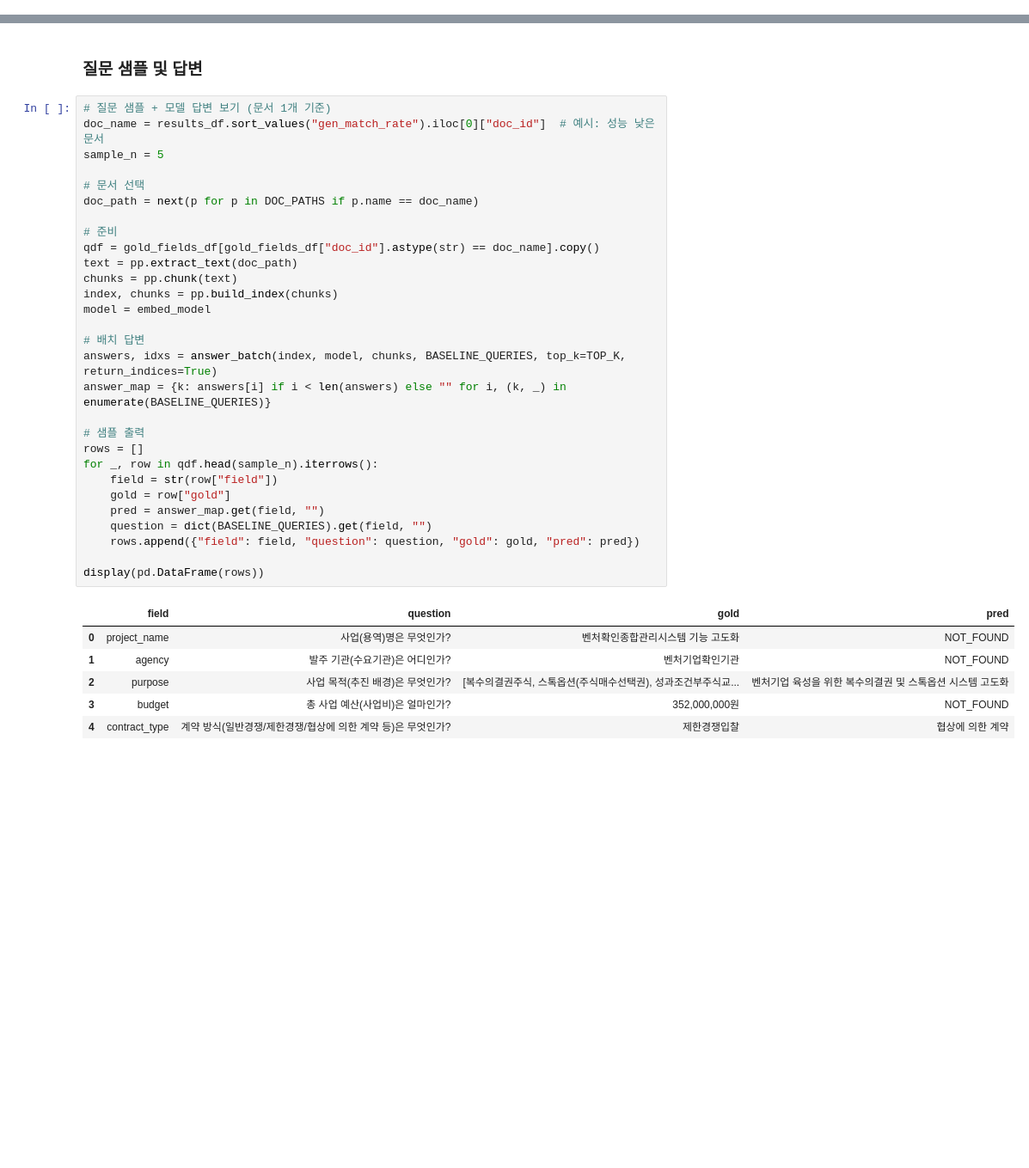
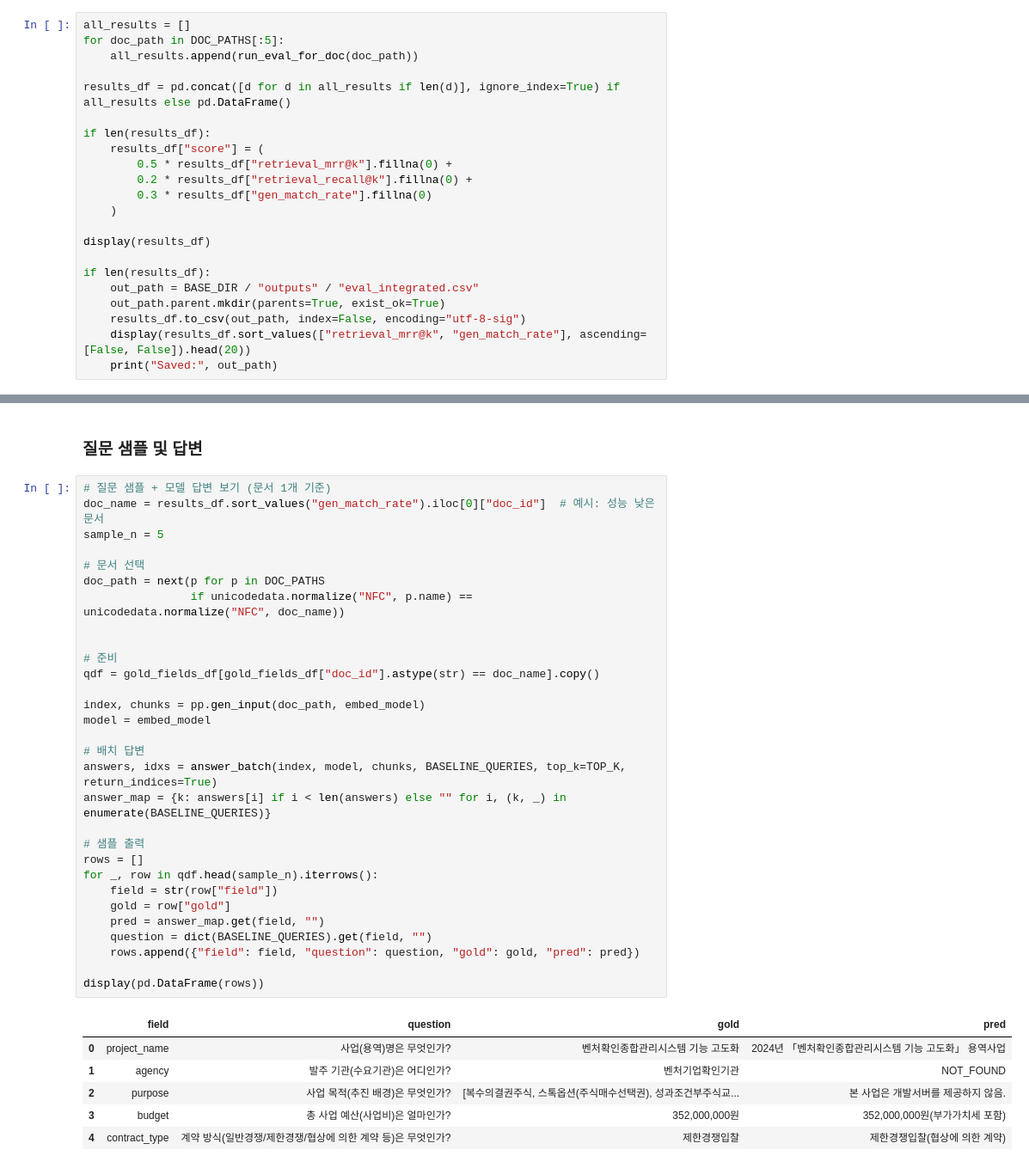
Before and after one commit to wonbywondev/codeit-part3-team4, a Jupyter notebook: notebooks/summary_integrated.ipynb, the cells around one changed output, grey strips where cells are left out. Shown at 86% size. Saved outputs shown, nothing was run; the diff lists cells and outputs as text; blank space fills up the shorter version.

```diff
--- a/notebooks/summary_integrated.ipynb
+++ b/notebooks/summary_integrated.ipynb
@@ -491,0 +344,22 @@ Saved: /home/ohs3201/codeit/codeit-part3-team4/outputs/eval_grid_results_docs_ba
+# %%
+all_results = []
+for doc_path in DOC_PATHS[:5]:
+    all_results.append(run_eval_for_doc(doc_path))
+
+results_df = pd.concat([d for d in all_results if len(d)], ignore_index=True) if all_results else pd.DataFrame()
+
+if len(results_df):
+    results_df["score"] = (
+        0.5 * results_df["retrieval_mrr@k"].fillna(0) +
+        0.2 * results_df["retrieval_recall@k"].fillna(0) +
+        0.3 * results_df["gen_match_rate"].fillna(0)
+    )
+
+display(results_df)
+
+if len(results_df):
+    out_path = BASE_DIR / "outputs" / "eval_integrated.csv"
+    out_path.parent.mkdir(parents=True, exist_ok=True)
+    results_df.to_csv(out_path, index=False, encoding="utf-8-sig")
+    display(results_df.sort_values(["retrieval_mrr@k", "gen_match_rate"], ascending=[False, False]).head(20))
+    print("Saved:", out_path)
@@ -494,39 +381,40 @@ Saved: /home/ohs3201/codeit/codeit-part3-team4/outputs/eval_grid_results_docs_ba
 # %%
 # 질문 샘플 + 모델 답변 보기 (문서 1개 기준)
 doc_name = results_df.sort_values("gen_match_rate").iloc[0]["doc_id"]  # 예시: 성능 낮은 문서
 sample_n = 5
 
 # 문서 선택
-doc_path = next(p for p in DOC_PATHS if p.name == doc_name)
+doc_path = next(p for p in DOC_PATHS
+                if unicodedata.normalize("NFC", p.name) == unicodedata.normalize("NFC", doc_name))
+
 
 # 준비
 qdf = gold_fields_df[gold_fields_df["doc_id"].astype(str) == doc_name].copy()
-text = pp.extract_text(doc_path)
-chunks = pp.chunk(text)
-index, chunks = pp.build_index(chunks)
+
+index, chunks = pp.gen_input(doc_path, embed_model)
 model = embed_model
 
 # 배치 답변
 answers, idxs = answer_batch(index, model, chunks, BASELINE_QUERIES, top_k=TOP_K, return_indices=True)
 answer_map = {k: answers[i] if i < len(answers) else "" for i, (k, _) in enumerate(BASELINE_QUERIES)}
 
 # 샘플 출력
 rows = []
 for _, row in qdf.head(sample_n).iterrows():
     field = str(row["field"])
     gold = row["gold"]
     pred = answer_map.get(field, "")
     question = dict(BASELINE_QUERIES).get(field, "")
     rows.append({"field": field, "question": question, "gold": gold, "pred": pred})
 
 display(pd.DataFrame(rows))
 # %% [output]
 |  | field | question | gold | pred |
-| 0 | project_name | 사업(용역)명은 무엇인가? | 벤처확인종합관리시스템 기능 고도화 | NOT_FOUND |
+| 0 | project_name | 사업(용역)명은 무엇인가? | 벤처확인종합관리시스템 기능 고도화 | 2024년 「벤처확인종합관리시스템 기능 고도화」 용역사업 |
 | 1 | agency | 발주 기관(수요기관)은 어디인가? | 벤처기업확인기관 | NOT_FOUND |
-| 2 | purpose | 사업 목적(추진 배경)은 무엇인가? | [복수의결권주식, 스톡옵션(주식매수선택권), 성과조건부주식교... | 벤처기업 육성을 위한 복수의결권 및 스톡옵션 시스템 고도화 |
-| 3 | budget | 총 사업 예산(사업비)은 얼마인가? | 352,000,000원 | NOT_FOUND |
-| 4 | contract_type | 계약 방식(일반경쟁/제한경쟁/협상에 의한 계약 등)은 무엇인가? | 제한경쟁입찰 | 협상에 의한 계약 |
+| 2 | purpose | 사업 목적(추진 배경)은 무엇인가? | [복수의결권주식, 스톡옵션(주식매수선택권), 성과조건부주식교... | 본 사업은 개발서버를 제공하지 않음. |
+| 3 | budget | 총 사업 예산(사업비)은 얼마인가? | 352,000,000원 | 352,000,000원(부가가치세 포함) |
+| 4 | contract_type | 계약 방식(일반경쟁/제한경쟁/협상에 의한 계약 등)은 무엇인가? | 제한경쟁입찰 | 제한경쟁입찰(협상에 의한 계약) |
 # %%
 # 질문 샘플 + 모델 답변 보기 (문서 1개 기준)
 doc_name = "(사)벤처기업협회_2024년 벤처확인종합관리시스템 기능 고도화 용역사업 .pdf"
```
Also changed, not shown: parts of 9 cells of this notebook, 2 other files.
